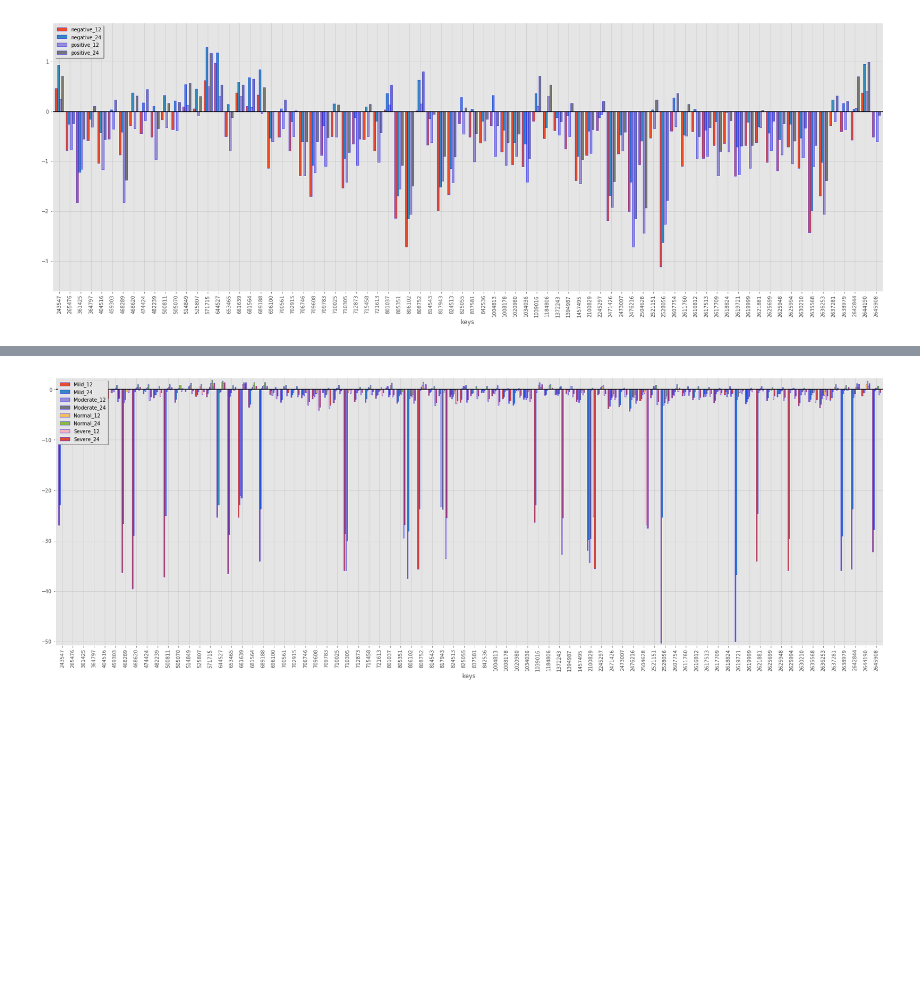
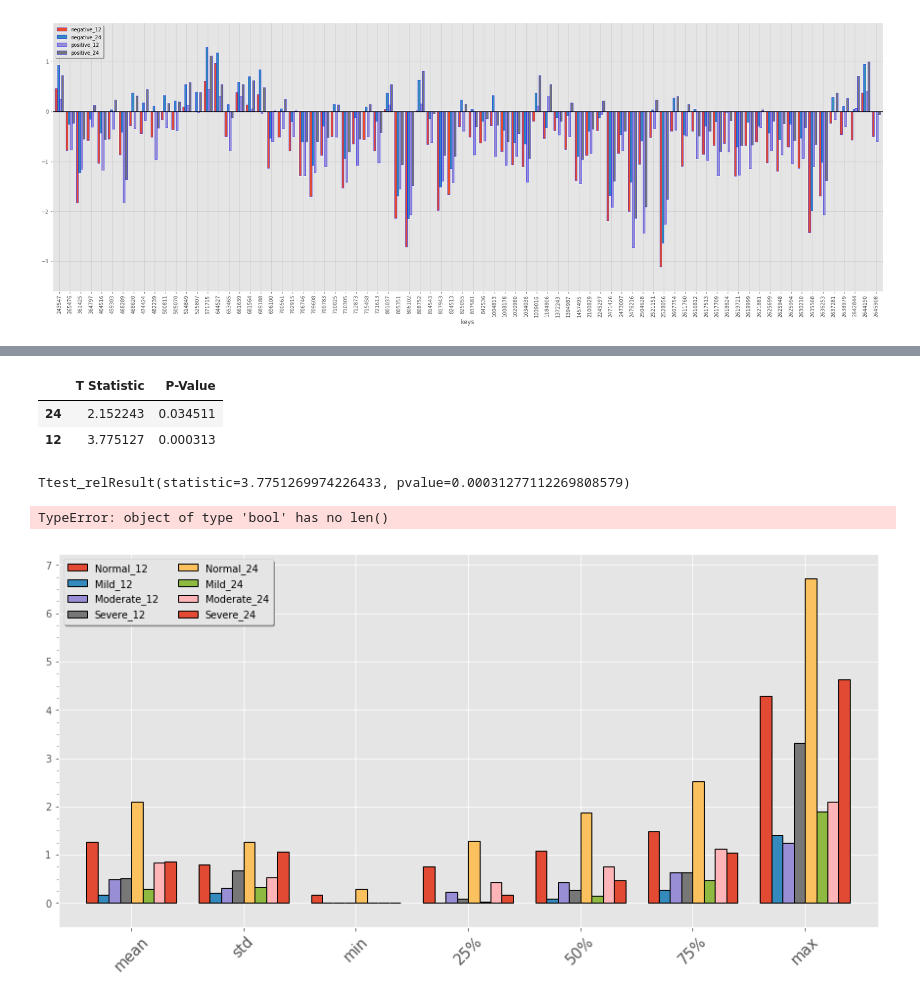
Before and after one commit to RomGutman/eICU_ARDS, a Jupyter notebook: ARDS.ipynb, the cells around one changed output, grey strips where cells are left out. Saved outputs shown, nothing was run; the diff lists cells and outputs as text; code cells hidden in the pictures; blank space fills up the shorter version.

```diff
--- a/ARDS.ipynb
+++ b/ARDS.ipynb
@@ -673,3 +815,18 @@ beta_vecs
+# %%
+stat_24, pvalue_24 = stat.ttest_rel(phi_vecs_24["positive_24"].values.tolist(),phi_vecs_24["negative_24"].values.tolist())
+stat_12, pvalue_12 = stat.ttest_rel(phi_vecs_12["positive_12"].values.tolist(),phi_vecs_12["negative_12"].values.tolist())
+
+stats_df = pd.DataFrame([[stat_24, pvalue_24],[stat_12, pvalue_12]],columns=["T Statistic","P-Value"],index=[24,12])
+
+stats_df
+# %% [output]
+|  | T Statistic | P-Value |
+| 24 | 2.152243 | 0.034511 |
+| 12 | 3.775127 | 0.000313 |
+# %%
+stat.ttest_rel(phi_vecs_12["positive_12"].values.tolist(),phi_vecs_12["negative_12"].values.tolist())
+# %% [output]
+Ttest_relResult(statistic=3.7751269974226433, pvalue=0.00031277112269808579)
 # %%
 res_mild_12 = pickle.load(open(base + 'optimize_res_Mild_12.0.pkl','rb'))
 plt.rcParams['legend.fontsize'] = 10
@@ -710,43 +867,74 @@ res_moderate_24 = pickle.load(open(base + 'optimize_res_Moderate_24.0.pkl','rb')
 
 vec_moderate_24 = res_moderate_24.x
 phi_vec_moderate_24 = vec_moderate_24[:-1]
 beta_moderate_24 = vec_moderate_24[-1:].item()
 
 res_normal_24 = pickle.load(open(base + 'optimize_res_Normal_24.0.pkl','rb'))
 
 vec_normal_24 = res_normal_24.x
 phi_vec_normal_24 = vec_normal_24[:-1]
 beta_normal_24 = vec_normal_24[-1:].item()
 
 res_severe_24 = pickle.load(open(base + 'optimize_res_Severe_24.0.pkl','rb'))
 
 vec_severe_24 = res_severe_24.x
 phi_vec_severe_24 = vec_severe_24[:-1]
 beta_severe_24 = vec_severe_24[-1:].item()
 
 
 phi_vecs_abs = pd.DataFrame({"keys": patients_ids,
                          "Normal_12": phi_vec_normal_12, "Mild_12": phi_vec_mild_12,
                          "Moderate_12": phi_vec_moderate_12, "Severe_12": phi_vec_severe_12,
                          "Normal_24": phi_vec_normal_24, "Mild_24": phi_vec_mild_24,
                          "Moderate_24": phi_vec_moderate_24, "Severe_24": phi_vec_severe_24})
 
+
+for col_name in phi_vecs_abs.columns.tolist():
+    if col_name == "keys":
+        continue
+    phi_vecs_abs[col_name] = np.exp(phi_vecs_abs[col_name])
+
+
 phi_vecs_abs.set_index("keys", inplace=True)
 
-ax = phi_vecs_abs.plot(kind="bar",fontsize=10,figsize=(30,10)
+phi_vecs_abs = phi_vecs_abs.describe()
+
+phi_vecs_abs.drop('count',inplace=True)
+
+reindex = ['Normal_12','Mild_12', 'Moderate_12', 'Severe_12', 'Normal_24', 'Mild_24', 'Moderate_24', 'Severe_24']
+
+phi_vecs_abs = phi_vecs_abs[reindex]
+
+ax = phi_vecs_abs.plot(kind="bar",fontsize=10,figsize=(15,7)
                        ,width=0.8 ,ylim=(min(phi_vecs_abs.min())-0.5, max(phi_vecs_abs.max())+0.5)
-                       ,edgecolor = ['b']*phi_vecs_abs.shape[0])
-plt.axhline(0, color='k')
+                       ,edgecolor=['black']*phi_vecs_abs.shape[0], linewidth=1.0)
+# plt.axhline(0, color='k')
 
-plt.legend(loc="upper left", bbox_to_anchor=[0, 1],
-           ncol=1, shadow=True, fancybox=True)
-ax.xaxis.grid(True, linestyle='-', which='major', color='black',
-               alpha=0.1)
+plt.xticks(rotation=45, fontsize=15)
 
-ax.yaxis.grid(True, linestyle='-', which='major', color='black',
-               alpha=0.1)
+plt.legend(loc=2, #bbox_to_anchor=[0, 1],
+           ncol=2, fontsize=10, shadow=True, fancybox=True, )
+# ax.xaxis.grid(True, linestyle='-', which='major', color='black',
+#                alpha=0.1)
+minor_ticks = np.arange(0, max(phi_vecs_abs.max())+0.25, 0.25)
+ax.set_yticks(minor_ticks,minor=True)
+
+plt.yticks(True)
+
+ax.yaxis.grid(True, linestyle='-', which='both', color='black',
+               alpha=0.4)
+
+
+ax.set_ylabel("Total Event rate under treatment",weight='bold')
+ax.set_xlabel("Statstical tests",weight='bold')
+ax.set_title("Total Event rates under treatment - absulate rates SCCS", style='italic',weight='bold')
+
+plt.tight_layout()
+
+plt.savefig('phi_abs.png')
 # %% [output]
+TypeError: object of type 'bool' has no len()
-[figure, old version]
+[figure, new version]
 # %%
 beta_vecs_abs = pd.DataFrame({"Normal_12": beta_normal_12, "Mild_12": beta_mild_12,
                               "Moderate_12": beta_moderate_12, "Severe_12": beta_severe_12,
```
Also changed, not shown: parts of 37 cells of this notebook, 7 other files.
